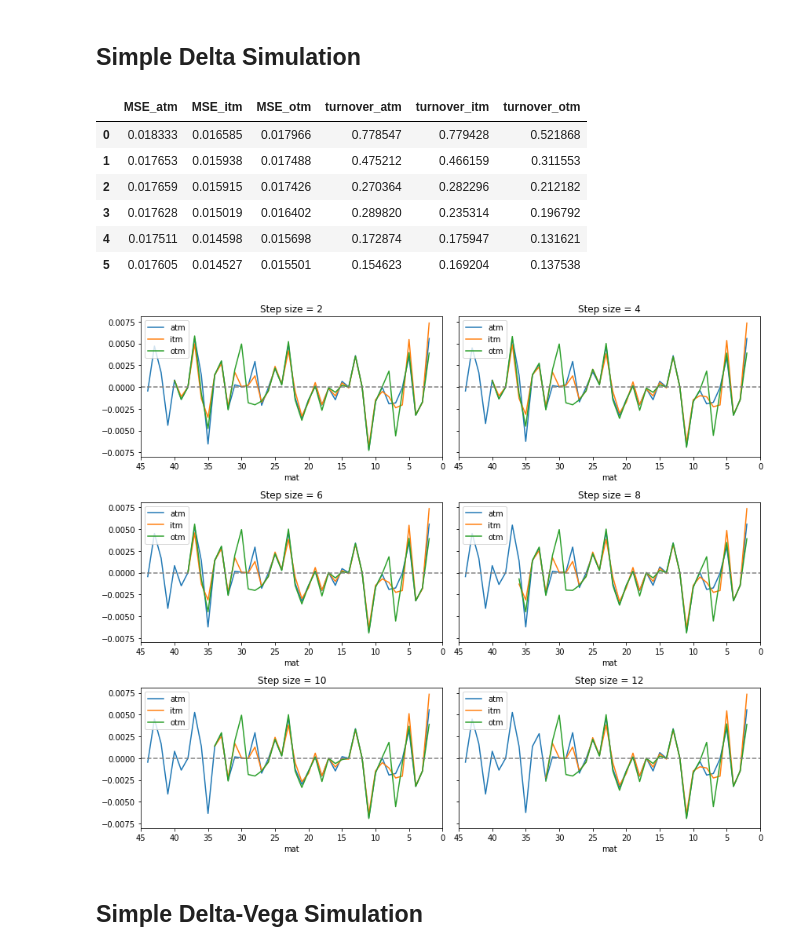
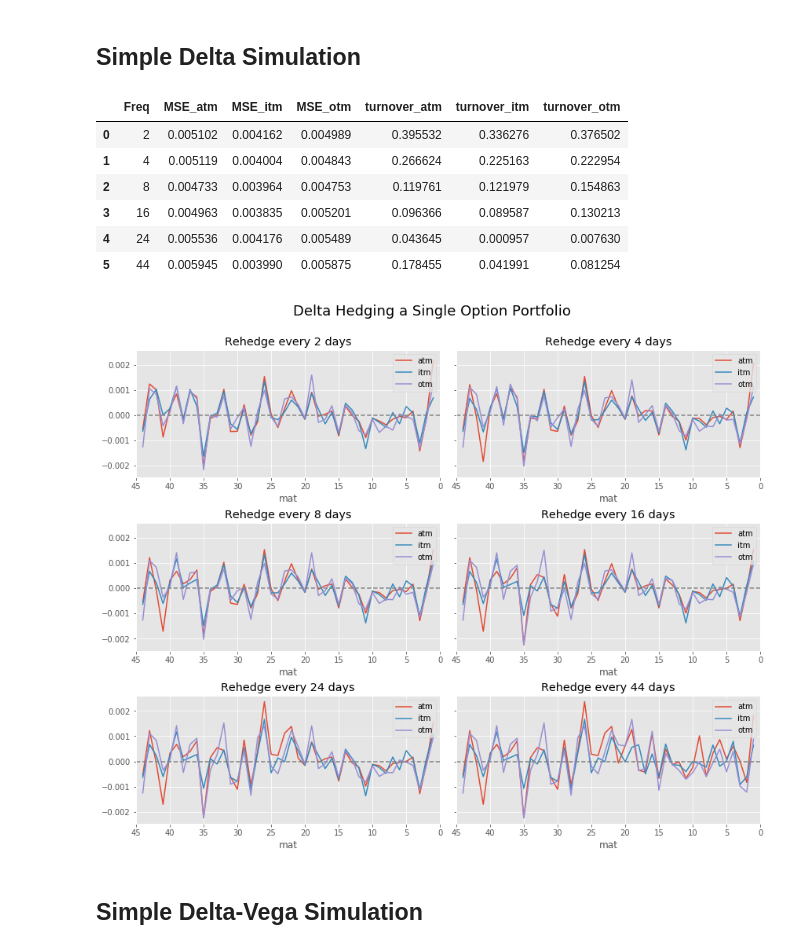
Before and after one commit to nnevalainen/portfolio-hedging, a Jupyter notebook: code/hedging-assignment.ipynb, the cells around one changed output. Saved outputs shown, nothing was run; the diff lists cells and outputs as text; code cells hidden in the pictures.

Commit message:
Implement simulation over multiple worksheets
Run simulations over all worksheets and take the average as result. Save

```diff
--- a/code/hedging-assignment.ipynb
+++ b/code/hedging-assignment.ipynb
@@ -30,9 +30,3 @@ filename = os.path.join(datadir, files[1])
 
 # Read all sheets into a dictonary with sheet names as keys
 data = pd.read_excel(filename, sheet_name=None)
-# %%
-sheet_names = list(data.keys())
-sheet_name = 'isx15012010C'
-
-sheet, (mat, T, S, Cobs, E, r) = get_sheet(data, sheet_name)
-n,m = Cobs.shape
@@ -40,16 +47,20 @@ n,m = Cobs.shape
 ## Simulation utilities
 
 %matplotlib inline
+plt.style.use('ggplot')
 
 def get_closest_strike(estimate, strikes):
     """
     Return the strike price closest to given estimate
     """
     return strikes[(np.abs(strikes - estimate)).argmin()]
+
+
+hedge_freq = [2, 4, 8, 16, 24, 44]
 # %% [markdown]
 ## Simple Delta Simulation
 # %%
-def simple_delta_simulation(sheet, strikes, step=1, mat=45, diff=0, sigma=0.1):
+def simple_delta_simulation(sheet, strikes, step=1, mat=45, diff=0):
     """
     Simulate hedging for estimated costs accuracy of hedging
 
@@ -63,11 +74,8 @@ def simple_delta_simulation(sheet, strikes, step=1, mat=45, diff=0, sigma=0.1):
                               < 0 for out-of-the-money option
                               > 0 for in-the-money option
     Returns:
-        errors (pd.Series)
-        MSE (float)
-        costs (float)
+        portfolio (pd.DataFrame)
     """
-
 
     spot = sheet.s_price.iloc[0]          # spot price on t0
 
@@ -118,9 +126,6 @@ def simple_delta_simulation(sheet, strikes, step=1, mat=45, diff=0, sigma=0.1):
     portfolio['dDelta'] = delta - delta.shift(1)
 
     return portfolio
-
-# portfolio = simple_delta_simulation(sheet, E, step=2)
-# portfolio
 # %%
 
 # Select three options to perform simple delta hedging on.
@@ -131,50 +136,65 @@ diffs = [0, 0.006, -0.006] # how much to differiate option from spot price
 labels = ['atm', 'itm', 'otm']
 
  # Keep these paramters fixed for all three options
-hedge_freq = [2, 4, 6, 8, 10, 12]
 num_sim = len(hedge_freq)
 mat = 45
 
 # Initalize matrices to store simulation results
 MSE = np.zeros((num_sim, 3))
 turnover = np.zeros((num_sim, 3))
 
 # Plot results
 fig, axes = plt.subplots(math.ceil(num_sim / 2),2,figsize=(12,10), sharey=True)
 
 for i, (ax, freq) in enumerate(zip(axes.flat, hedge_freq)):
     for j, (diff, label) in enumerate(zip(diffs,labels)):
 
-        df = simple_delta_simulation(sheet, E, step=freq, diff=diff, mat=mat)
-        df.plot(y='A', ax=ax, label=label)
 
-        MSE[i, j] = np.sqrt(df.A.pow(2).sum())
-        turnover[i, j] = df.dDelta.abs().sum()
+        # For each frequency and option, average the results over all 12 worksheets
+        dfs = []
+        for sheet, E in zip(sheets, strikes):
+            dfs.append(simple_delta_simulation(sheet, E, step=freq, diff=diff, mat=mat))
+
+        # concat the results to calculate averages
+        df = pd.concat(dfs, axis=0)
+
+        avg_A = df.groupby(df.index).A.mean()
+        avg_dDelta = df.groupby(df.index).dDelta.mean()
+
+        avg_A.plot(ax=ax, label=label)
+
+        MSE[i, j] = np.sqrt(avg_A.pow(2).sum())
+        turnover[i, j] = avg_dDelta.abs().sum()
 
     ax.axhline(y=0, linestyle='dashed', color='grey')
     ax.set_xlim([mat, 0])
-    ax.set_title('Step size = {}'.format(freq))
+    ax.set_title('Rehedge every {} days'.format(freq))
+    ax.legend(loc=1)
 
+fig.suptitle('Delta Hedging a Single Option Portfolio', size=18)
+fig.tight_layout()
+fig.subplots_adjust(top=0.9)
 
-fig.tight_layout()
+plt.savefig(os.path.join('..', 'figs', 'simple_delta_hedge.eps'), format='eps', rpi=1000)
 
 MSE_df = pd.DataFrame(MSE, columns = ["MSE_{}".format(label) for label in labels])
+MSE_df.insert(0, 'Freq', hedge_freq)
 turnover_df = pd.DataFrame(turnover,  columns=["turnover_{}".format(label) for label in labels])
 
 stats = pd.concat([MSE_df, turnover_df], axis=1)
 
 #stats['costs'] = stats.Turnover* 1e5*5e-4
 
 display(stats)
 # %% [output]
-|  | MSE_atm | MSE_itm | MSE_otm | turnover_atm | turnover_itm | turnover_otm |
-| 0 | 0.018333 | 0.016585 | 0.017966 | 0.778547 | 0.779428 | 0.521868 |
-| 1 | 0.017653 | 0.015938 | 0.017488 | 0.475212 | 0.466159 | 0.311553 |
-| 2 | 0.017659 | 0.015915 | 0.017426 | 0.270364 | 0.282296 | 0.212182 |
-| 3 | 0.017628 | 0.015019 | 0.016402 | 0.289820 | 0.235314 | 0.196792 |
-| 4 | 0.017511 | 0.014598 | 0.015698 | 0.172874 | 0.175947 | 0.131621 |
-| 5 | 0.017605 | 0.014527 | 0.015501 | 0.154623 | 0.169204 | 0.137538 |
+|  | Freq | MSE_atm | MSE_itm | MSE_otm | turnover_atm | turnover_itm | turnover_otm |
+| 0 | 2 | 0.005102 | 0.004162 | 0.004989 | 0.395532 | 0.336276 | 0.376502 |
+| 1 | 4 | 0.005119 | 0.004004 | 0.004843 | 0.266624 | 0.225163 | 0.222954 |
+| 2 | 8 | 0.004733 | 0.003964 | 0.004753 | 0.119761 | 0.121979 | 0.154863 |
+| 3 | 16 | 0.004963 | 0.003835 | 0.005201 | 0.096366 | 0.089587 | 0.130213 |
+| 4 | 24 | 0.005536 | 0.004176 | 0.005489 | 0.043645 | 0.000957 | 0.007630 |
+| 5 | 44 | 0.005945 | 0.003990 | 0.005875 | 0.178455 | 0.041991 | 0.081254 |
-[figure, old version]
+[figure, new version]
 # %% [markdown]
 ## Simple Delta-Vega Simulation
 # %%
```
Also changed, not shown: parts of 9 cells of this notebook, 4 other files.
